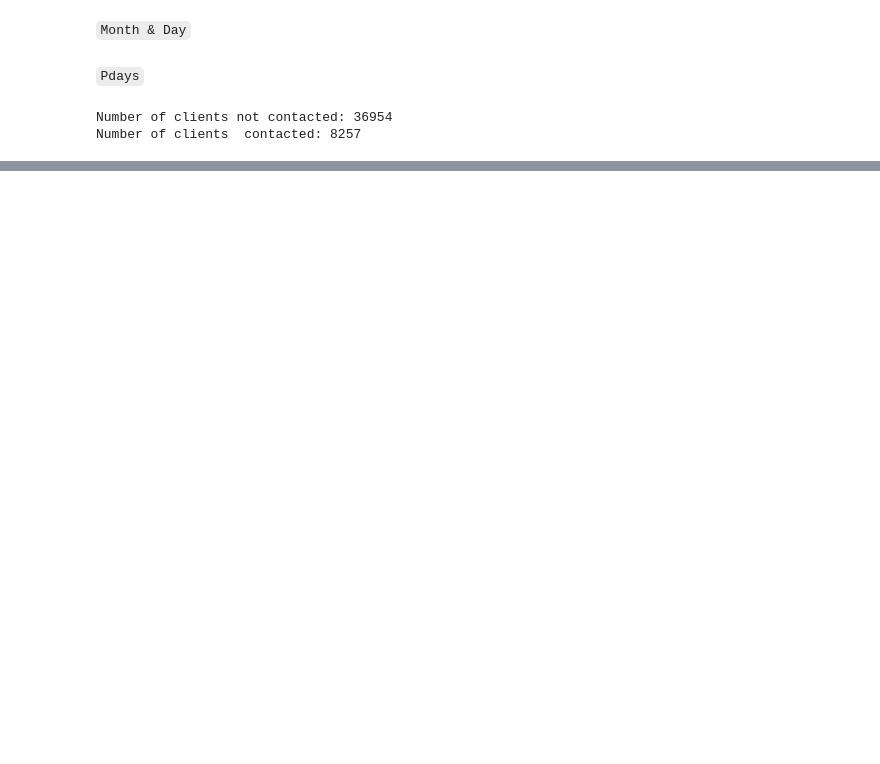
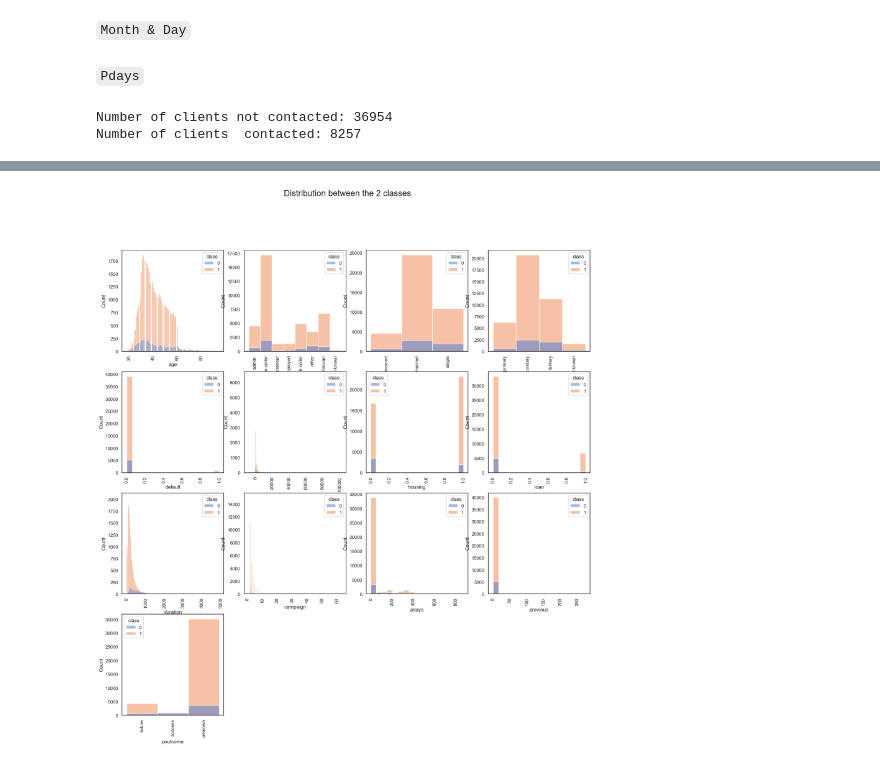
Before and after one commit to nadiaverdha/MachineLearningEx1, a Jupyter notebook: Ex1_bank.ipynb, the cells around one changed output, grey strips where cells are left out. Saved outputs shown, nothing was run; the diff lists cells and outputs as text; code cells hidden in the pictures; blank space fills up the shorter version.

```diff
--- a/Ex1_bank.ipynb
+++ b/Ex1_bank.ipynb
@@ -275,0 +392,12 @@ Value range for the attribute 12 (previous)  :  -0.25193758438383757  -  119.134
+# %%
+
+plt.figure(figsize=(20,20))
+for i,column in enumerate([i for i in df_bank.columns.tolist() if i!='class']):
+    plt.subplot(4, 4, i+1)
+    sns.histplot(x=df_bank[column],hue =df_bank['class'])
+    plt.xlabel(column)
+    plt.xticks(rotation=90)
+plt.suptitle("Distribution between the 2 classes ", fontsize=20)
+plt.show()
+# %% [output]
+[figure, added]
```
Also changed, not shown: parts of 34 cells of this notebook.
